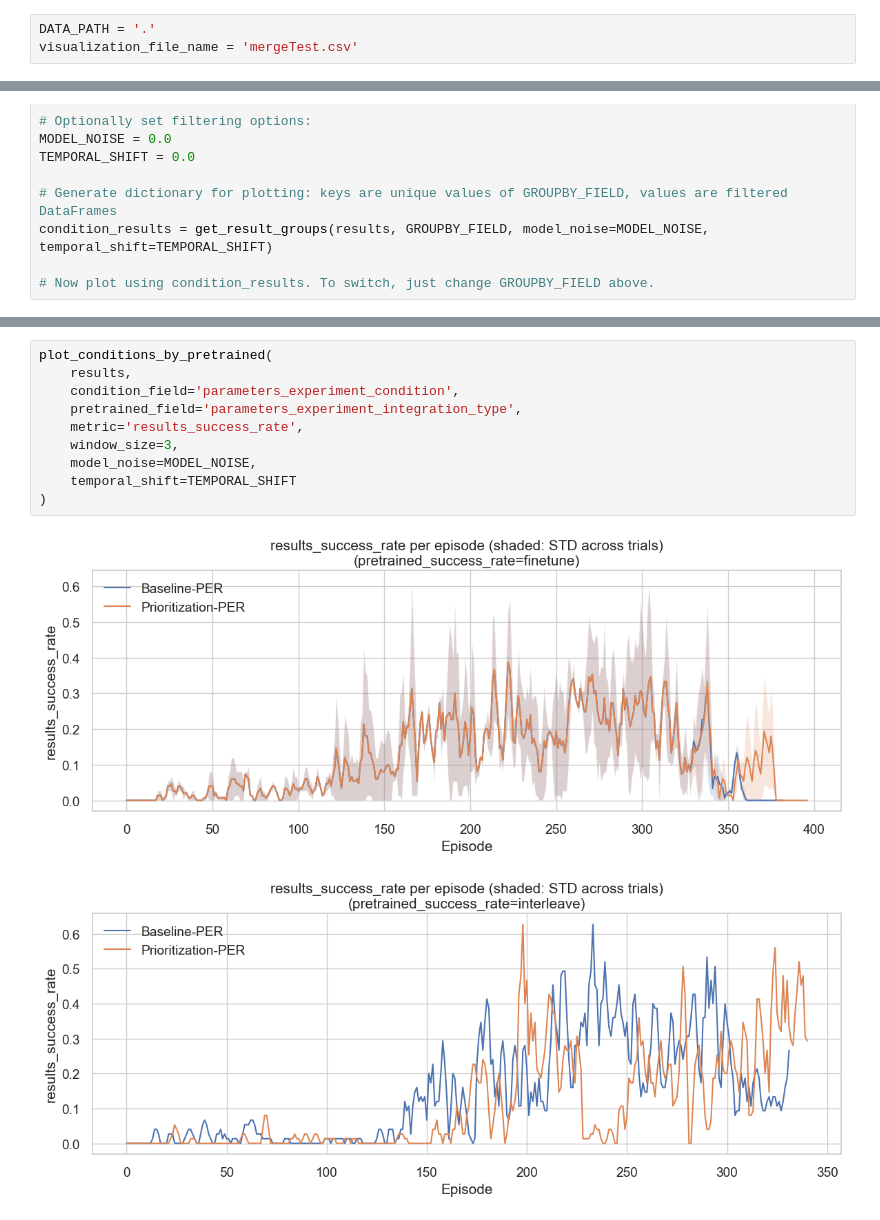
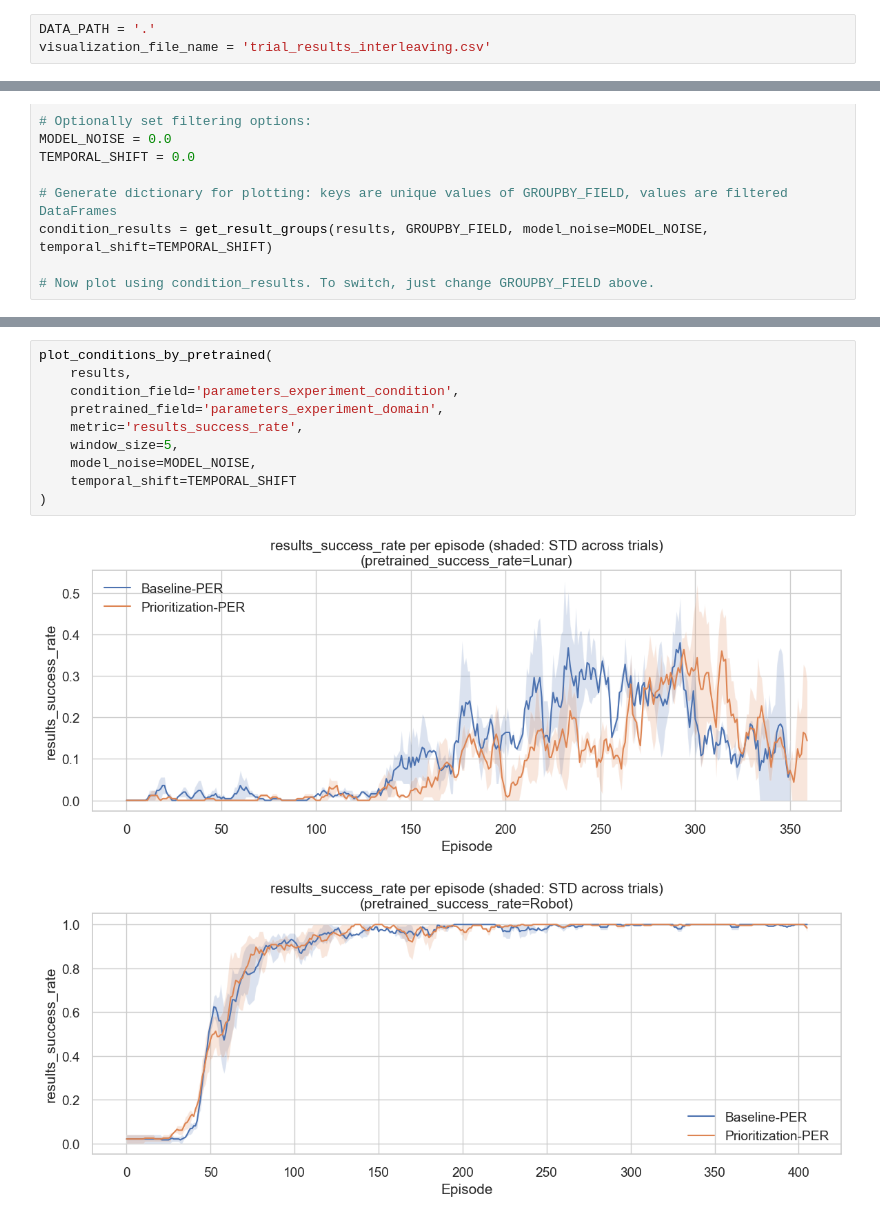
Before and after one commit to your-profile/OfflineNeuroloop, a Jupyter notebook: src/results/visualization_conditions.ipynb, the cells around one changed output, grey strips where cells are left out. Drawn from its saved outputs; the diff is of its cells as text.

```diff
--- a/src/results/visualization_conditions.ipynb
+++ b/src/results/visualization_conditions.ipynb
@@ -17,7 +17,7 @@ import seaborn as sns
 sns.set('notebook', font_scale=1.25, style='whitegrid')
 # %%
 DATA_PATH = '.'
-visualization_file_name = 'mergeTest.csv'
+visualization_file_name = 'trial_results_interleaving.csv'
 # %%
 if not os.path.exists(os.path.join(DATA_PATH, visualization_file_name)):
     try:
@@ -255,13 +259,13 @@ plot_conditions_by_pretrained(
 # %%
 plot_conditions_by_pretrained(
     results,
     condition_field='parameters_experiment_condition',
-    pretrained_field='parameters_experiment_integration_type',
+    pretrained_field='parameters_experiment_domain',
     metric='results_success_rate',
-    window_size=3,
+    window_size=5,
     model_noise=MODEL_NOISE,
     temporal_shift=TEMPORAL_SHIFT
 )
 # %% [output]
-[figure, old version]
+[figure, new version]
-[figure, old version]
+[figure, new version]
```
Also changed, not shown: parts of 5 cells of this notebook, 7 other files.
